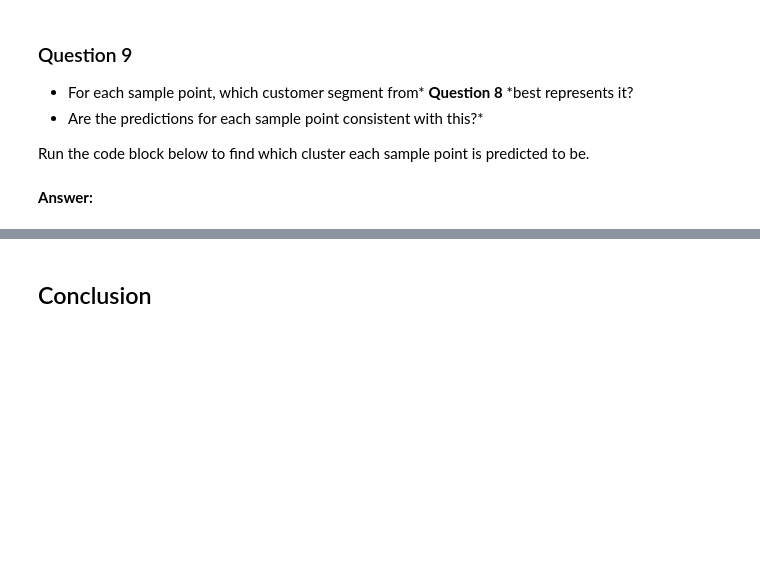
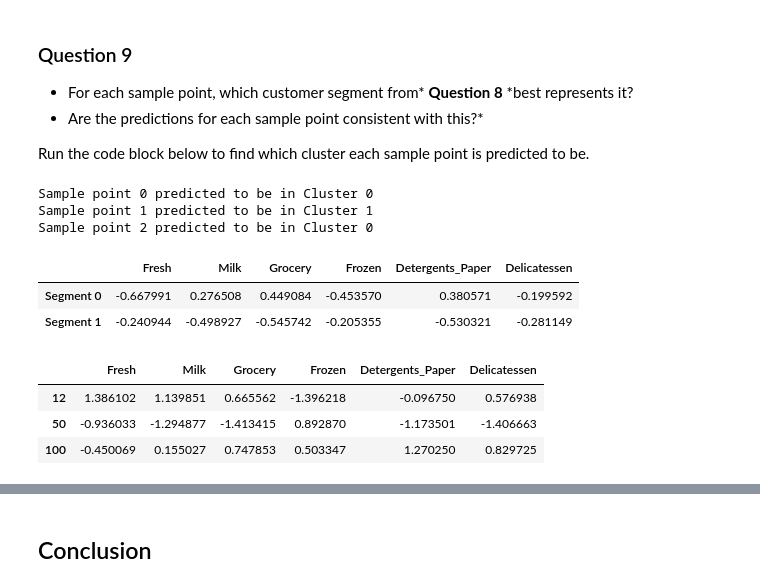
Before and after one commit to sethfarns/machine-learning, a Jupyter notebook: projects/customer_segments/customer_segments.ipynb, the cells around one changed output, grey strips where cells are left out. Saved outputs shown, nothing was run; the diff lists cells and outputs as text; code cells hidden in the pictures; blank space fills up the shorter version.

```diff
--- a/projects/customer_segments/customer_segments.ipynb
+++ b/projects/customer_segments/customer_segments.ipynb
@@ -525,6 +576,22 @@ Run the code block below to find which cluster each sample point is predicted to
 # %%
 # Display the predictions
 for i, pred in enumerate(sample_preds):
-    print("Sample point", i, "predicted to be in Cluster", pred
+    print("Sample point", i, "predicted to be in Cluster", pred)
+# %% [output]
+Sample point 0 predicted to be in Cluster 0
+Sample point 1 predicted to be in Cluster 1
+Sample point 2 predicted to be in Cluster 0
-# %% [markdown]
-**Answer:**
+# %%
+true_centers.apply(lambda x: (x - data[x.name].mean()) / data[x.name].std(), axis=0)
+# %% [output]
+|  | Fresh | Milk | Grocery | Frozen | Detergents_Paper | Delicatessen |
+| Segment 0 | -0.667991 | 0.276508 | 0.449084 | -0.453570 | 0.380571 | -0.199592 |
+| Segment 1 | -0.240944 | -0.498927 | -0.545742 | -0.205355 | -0.530321 | -0.281149 |
+# %%
+# show standard deviations from mean for each sample
+display(samples.apply(lambda x: (x - np.mean(x)) / np.std(x)))
+# %% [output]
+|  | Fresh | Milk | Grocery | Frozen | Detergents_Paper | Delicatessen |
+| 12 | 1.386102 | 1.139851 | 0.665562 | -1.396218 | -0.096750 | 0.576938 |
+| 50 | -0.936033 | -1.294877 | -1.413415 | 0.892870 | -1.173501 | -1.406663 |
+| 100 | -0.450069 | 0.155027 | 0.747853 | 0.503347 | 1.270250 | 0.829725 |
```
Also changed, not shown: parts of 18 cells of this notebook.
